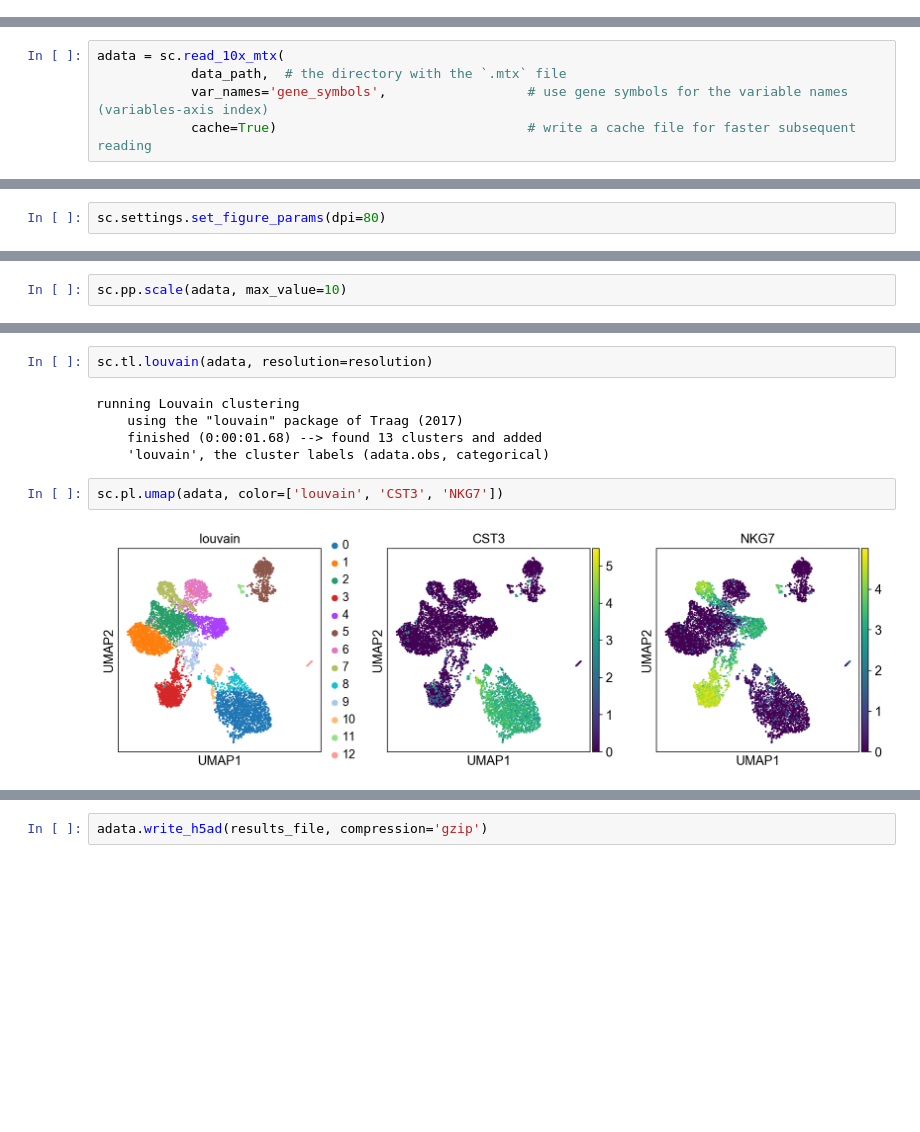
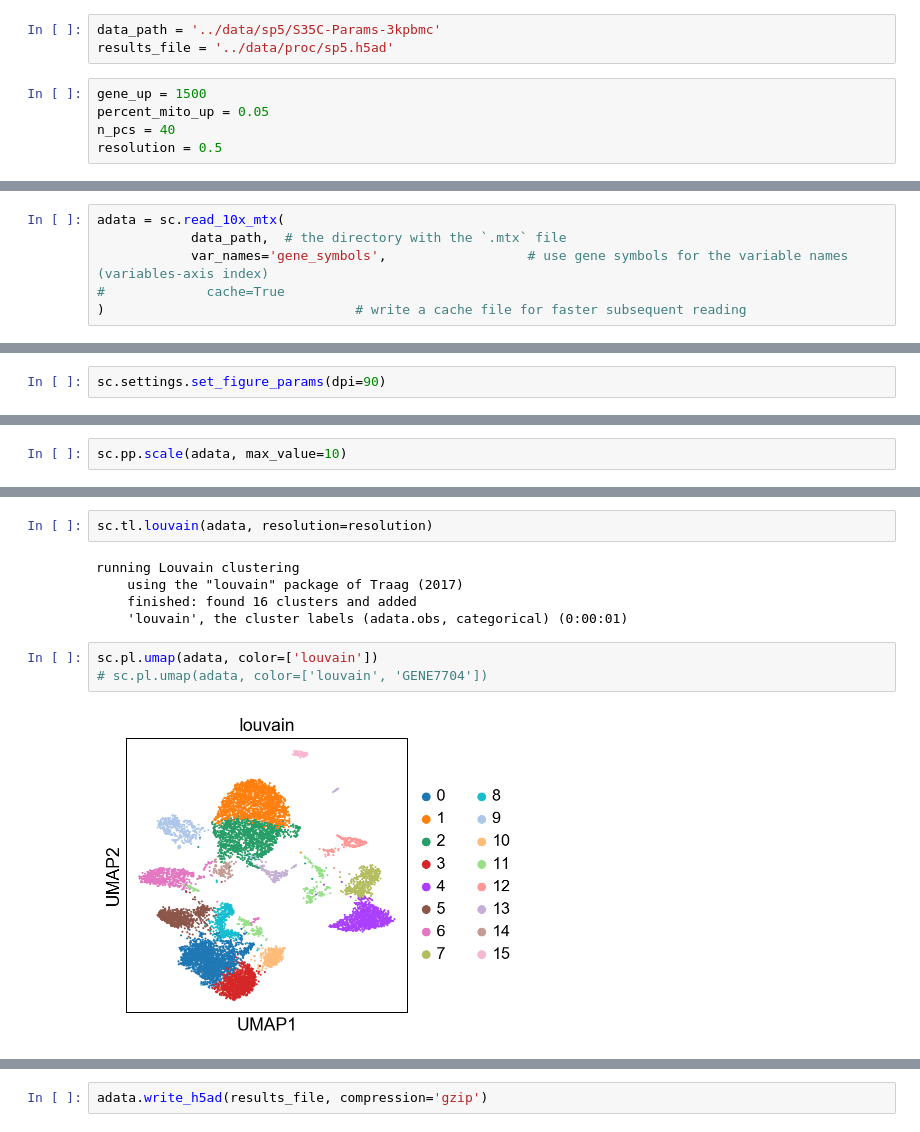
Before and after one commit to emolinaro/scRNAseq-AAE, a Jupyter notebook: notebooks/preprocessing.ipynb, the cells around one changed output, grey strips where cells are left out. Drawn from its saved outputs; the diff is of its cells as text; blank space fills up the shorter version.

Commit message:
added examples new clusters generated with splatter

```diff
--- a/notebooks/preprocessing.ipynb
+++ b/notebooks/preprocessing.ipynb
@@ -136,3 +185,11 @@ resolution = 0.6
+# %%
+data_path = '../data/sp5/S35C-Params-3kpbmc'
+results_file = '../data/proc/sp5.h5ad'
+# %%
+gene_up = 1500
+percent_mito_up = 0.05
+n_pcs = 40
+resolution = 0.5
 # %% [markdown]
 # Data preprocessing
 # %%
@@ -144,5 +201,6 @@ scanpy==1.4.3 anndata==0.6.20 umap==0.3.9 numpy==1.16.4 scipy==1.2.0 pandas==0.2
 adata = sc.read_10x_mtx(
             data_path,  # the directory with the `.mtx` file
             var_names='gene_symbols',                  # use gene symbols for the variable names (variables-axis index)
-            cache=True)                                # write a cache file for faster subsequent reading
+#             cache=True
+)                                # write a cache file for faster subsequent reading
 # %% [output]
@@ -150,5 +208,5 @@ adata = sc.read_10x_mtx(
 # %%
-sc.settings.set_figure_params(dpi=80)
+sc.settings.set_figure_params(dpi=90)
 # %%
 adata.var_names_make_unique()  # this is unnecessary if using 'gene_ids'
 # %%
@@ -253,12 +316,13 @@ sc.tl.louvain(adata, resolution=resolution)
 # %% [output]
 running Louvain clustering
     using the "louvain" package of Traag (2017)
-    finished (0:00:01.68) --> found 13 clusters and added
-    'louvain', the cluster labels (adata.obs, categorical)
+    finished: found 16 clusters and added
+    'louvain', the cluster labels (adata.obs, categorical) (0:00:01)
 # %%
-sc.pl.umap(adata, color=['louvain', 'CST3', 'NKG7'])
+sc.pl.umap(adata, color=['louvain'])
+# sc.pl.umap(adata, color=['louvain', 'GENE7704'])
 # %% [output]
-[figure, old version]
+[figure, new version]
 # %%
 sc.tl.rank_genes_groups(adata, 'louvain', method='t-test')
 sc.pl.rank_genes_groups(adata, n_genes=25, sharey=False)
```
Also changed, not shown: parts of 43 cells of this notebook, 1 other file.
